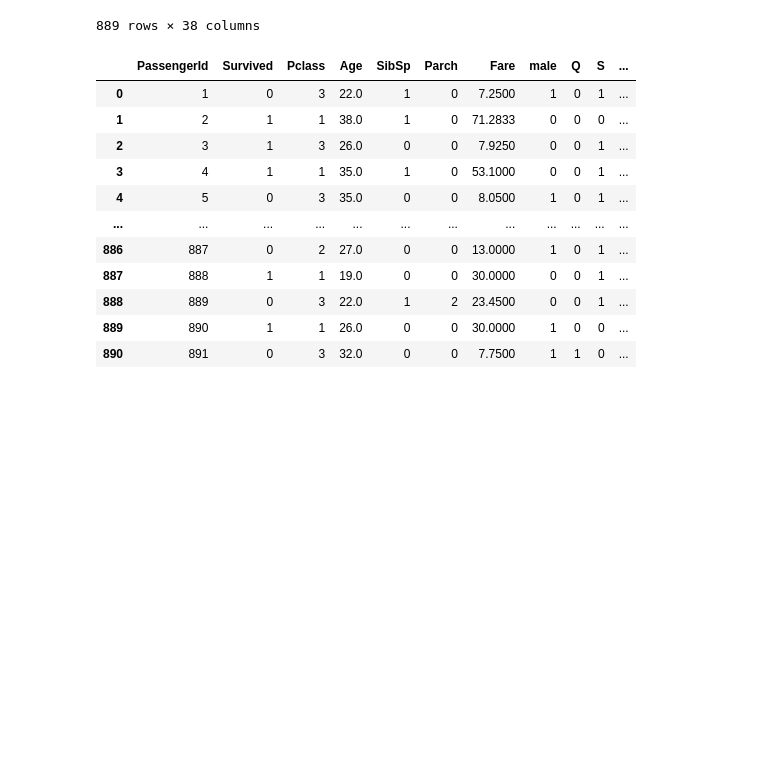
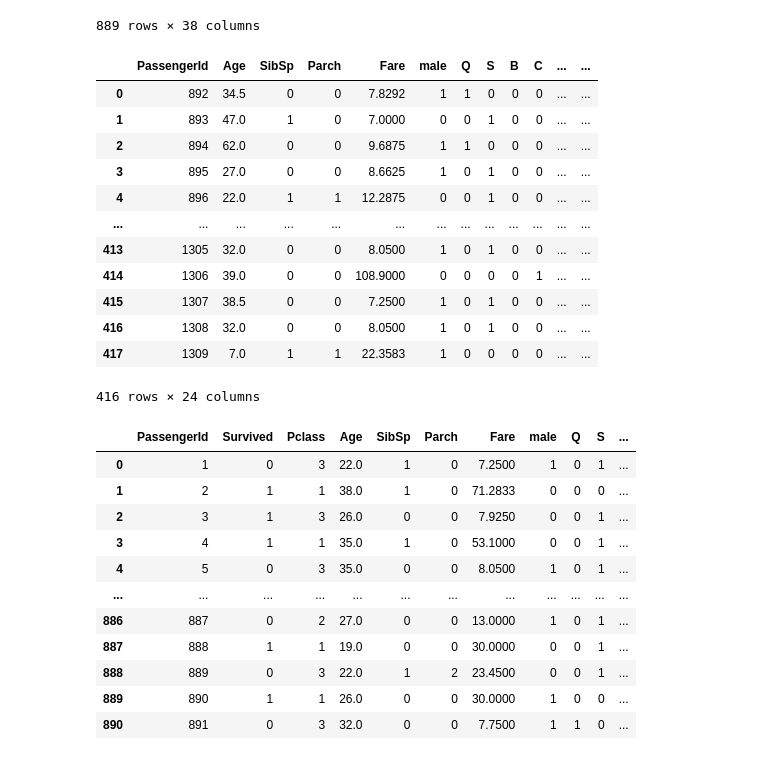
Before and after one commit to nikhiljose-AI/TitanicSurvival, a Jupyter notebook: titanicsurvivalClassification.ipynb, the cells around one changed output. Drawn from its saved outputs; the diff is of its cells as text; code cells hidden in the pictures; blank space fills up the shorter version.

```diff
--- a/titanicsurvivalClassification.ipynb
+++ b/titanicsurvivalClassification.ipynb
@@ -446,3 +524,8 @@ Title           object
 dtype: object
 # %%
 titanic_tr = pd.concat([titanic_tr,pd.get_dummies(titanic_tr.Sex,drop_first=True)],axis=1)
+# %%
+test_df = pd.concat([test_df,pd.get_dummies(test_df.Sex,drop_first=True)],axis=1)
+# %%
+test_df.dropna(inplace=True)
+test_df.isnull().sum()
@@ -449,5 +545,9 @@ titanic_tr = pd.concat([titanic_tr,pd.get_dummies(titanic_tr.Sex,drop_first=True
 # %%
 titanic_tr = pd.concat([titanic_tr,pd.get_dummies(titanic_tr.Embarked,drop_first=True)],axis=1)
+# %%
+test_df = pd.concat([test_df,pd.get_dummies(test_df.Embarked,drop_first=True)],axis=1)
+test_df = pd.concat([test_df,pd.get_dummies(test_df.cabin_mod,drop_first=True)],axis=1)
+test_df = pd.concat([test_df,pd.get_dummies(test_df.Title,drop_first=True)],axis=1)
 # %%
 titanic_tr = pd.concat([titanic_tr,pd.get_dummies(titanic_tr.cabin_mod,drop_first=True)],axis=1)
 # %%
@@ -468,6 +568,26 @@ titanic_tr
 | 889 | 890 | 1 | 1 | male | 26.0 | 0 | 0 | 30.0000 | C | C | ... |
 | 890 | 891 | 0 | 3 | male | 32.0 | 0 | 0 | 7.7500 | Q | n | ... |
 889 rows × 38 columns
+# %%
+test_df.drop(columns=['Sex','Embarked','cabin_mod','Title'],inplace=True)
+# %%
+test_df = pd.concat([test_df,pd.get_dummies(test_df.Pclass,drop_first=True)],axis=1)
+test_df.drop(columns=['Pclass'],inplace=True)
+test_df
+# %% [output]
+|  | PassengerId | Age | SibSp | Parch | Fare | male | Q | S | B | C | ... | ... |
+| 0 | 892 | 34.5 | 0 | 0 | 7.8292 | 1 | 1 | 0 | 0 | 0 | ... | ... |
+| 1 | 893 | 47.0 | 1 | 0 | 7.0000 | 0 | 0 | 1 | 0 | 0 | ... | ... |
+| 2 | 894 | 62.0 | 0 | 0 | 9.6875 | 1 | 1 | 0 | 0 | 0 | ... | ... |
+| 3 | 895 | 27.0 | 0 | 0 | 8.6625 | 1 | 0 | 1 | 0 | 0 | ... | ... |
+| 4 | 896 | 22.0 | 1 | 1 | 12.2875 | 0 | 0 | 1 | 0 | 0 | ... | ... |
+| ... | ... | ... | ... | ... | ... | ... | ... | ... | ... | ... | ... | ... |
+| 413 | 1305 | 32.0 | 0 | 0 | 8.0500 | 1 | 0 | 1 | 0 | 0 | ... | ... |
+| 414 | 1306 | 39.0 | 0 | 0 | 108.9000 | 0 | 0 | 0 | 0 | 1 | ... | ... |
+| 415 | 1307 | 38.5 | 0 | 0 | 7.2500 | 1 | 0 | 1 | 0 | 0 | ... | ... |
+| 416 | 1308 | 32.0 | 0 | 0 | 8.0500 | 1 | 0 | 1 | 0 | 0 | ... | ... |
+| 417 | 1309 | 7.0 | 1 | 1 | 22.3583 | 1 | 0 | 0 | 0 | 0 | ... | ... |
+416 rows × 24 columns
 # %%
 titanic_tr.drop(columns=['Sex','Embarked','cabin_mod','Title'],inplace=True)
 titanic_tr
```
Also changed, not shown: parts of 20 cells of this notebook.
